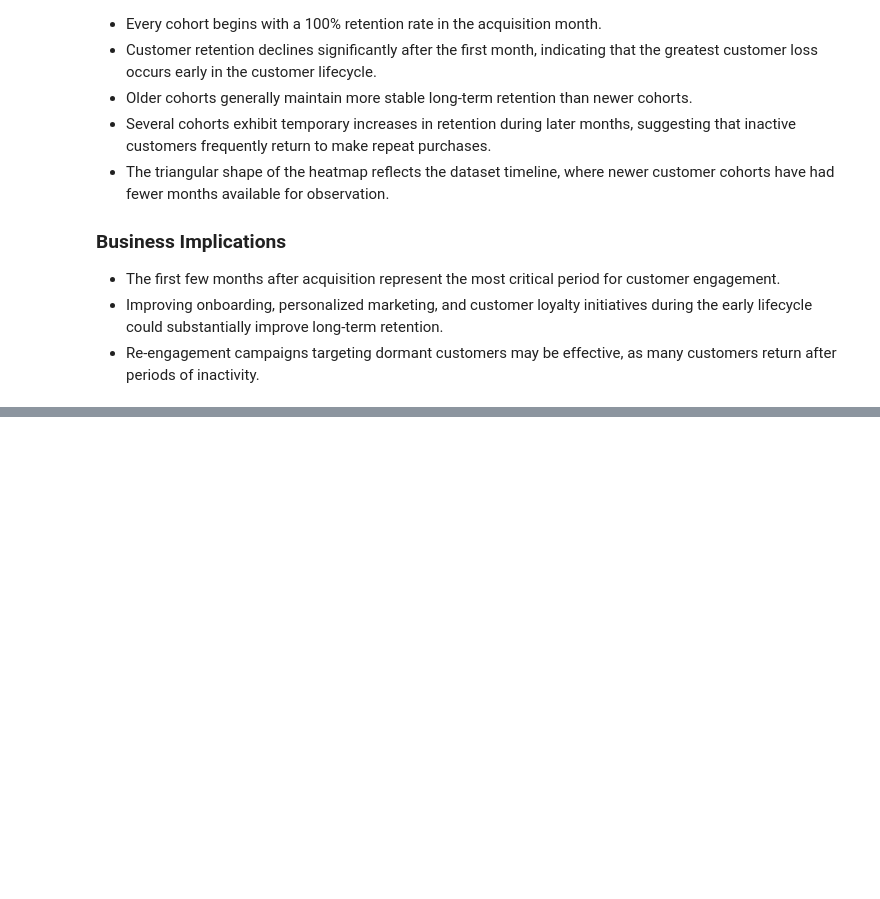
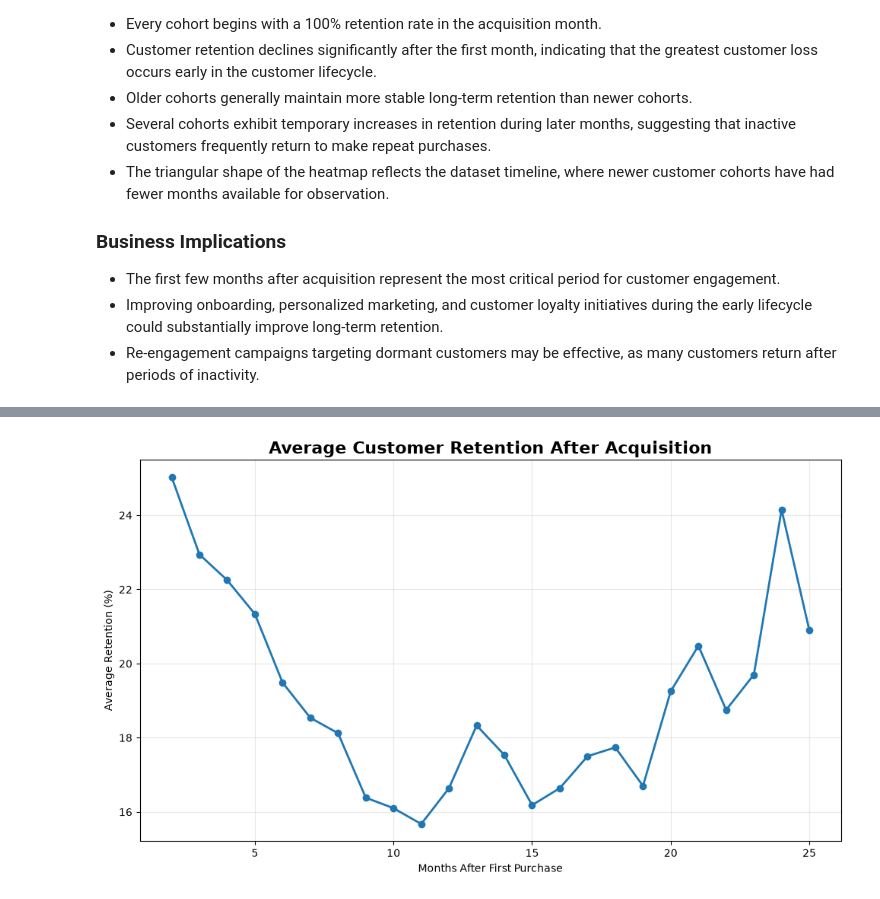
Before and after one commit to Tamoze/SaaS-ECommerce-Cohort-Retention-CLTV-Analysis, a Jupyter notebook: notebooks/02_cohort_analysis.ipynb, the cells around one changed output, grey strips where cells are left out. Cells and saved outputs as stored; diff of their text form; code cells hidden in the pictures; blank space fills up the shorter version.

```diff
--- a/notebooks/02_cohort_analysis.ipynb
+++ b/notebooks/02_cohort_analysis.ipynb
@@ -691,0 +805,30 @@ The cohort retention heatmap reveals several important customer behavior pattern
+# %%
+# ==========================================
+# Average Retention Trend (Excluding Month 1)
+# ==========================================
+
+plt.figure(figsize=(10,6))
+
+plt.plot(
+    average_retention.index[1:],
+    average_retention.values[1:],
+    marker="o",
+    linewidth=2
+)
+
+plt.title(
+    "Average Customer Retention After Acquisition",
+    fontsize=16,
+    weight="bold"
+)
+
+plt.xlabel("Months After First Purchase")
+plt.ylabel("Average Retention (%)")
+
+plt.grid(alpha=0.3)
+
+plt.tight_layout()
+
+plt.show()
+# %% [output]
+[figure, added]
```
Also changed, not shown: parts of 18 cells of this notebook.
